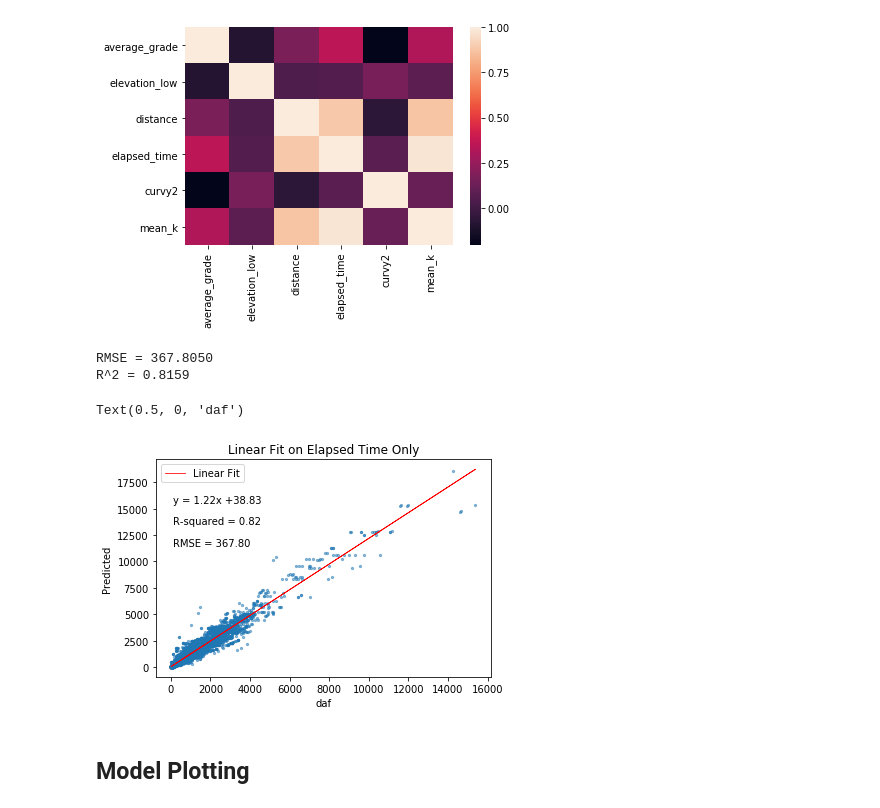
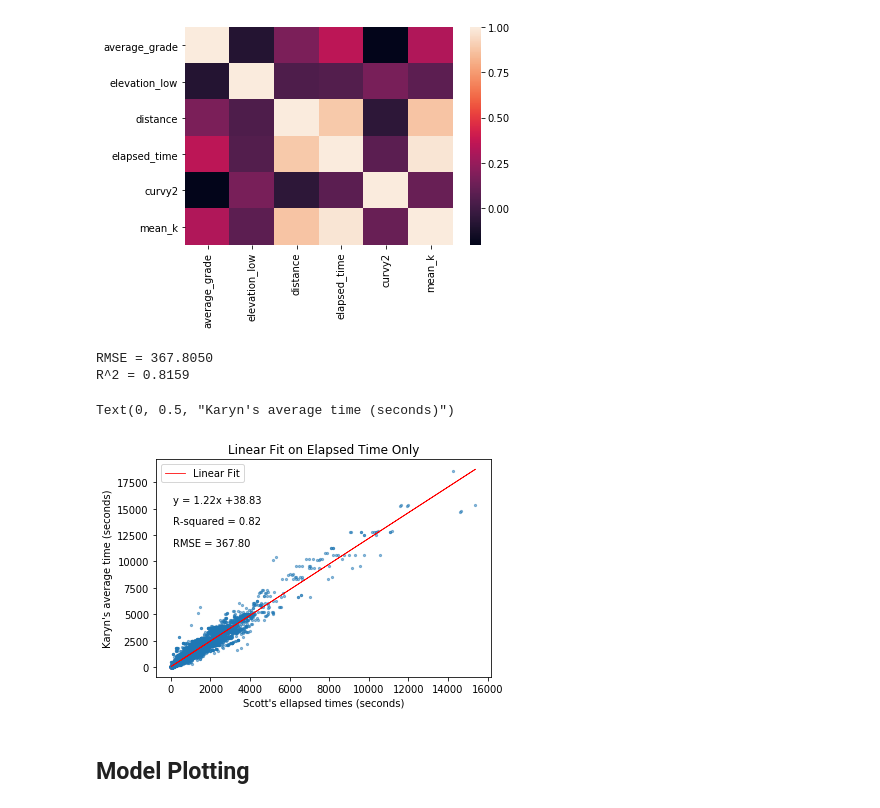
Before and after one commit to scottfeldmanpeabody/strava, a Jupyter notebook: notebooks/modeling_segment_times.ipynb, the cells around one changed output. Drawn from its saved outputs; the diff is of its cells as text; code cells hidden in the pictures.

Commit message:
linear fit graph

```diff
--- a/notebooks/modeling_segment_times.ipynb
+++ b/notebooks/modeling_segment_times.ipynb
@@ -413,14 +413,14 @@ def plot_model_performance(y_test, y_hat, target_name = '', title = ''):
 # %%
 plot_model_performance(model_df.elapsed_time,
                        model_df.mean_k, target_name = '',
                        title = 'Linear Fit on Elapsed Time Only')
 plt.xlabel('Scott\'s ellapsed times (seconds)')
-plt.ylable('Karyn\'s average time (seconds))
+plt.ylabel('Karyn\'s average time (seconds)')
 # %% [output]
 RMSE = 367.8050
 R^2 = 0.8159
-Text(0.5, 0, 'daf')
+Text(0, 0.5, "Karyn's average time (seconds)")
-[figure, old version]
+[figure, new version]
 # %% [markdown]
 ## Model Plotting
 # %%
```
Also changed, not shown: 1 other file.
